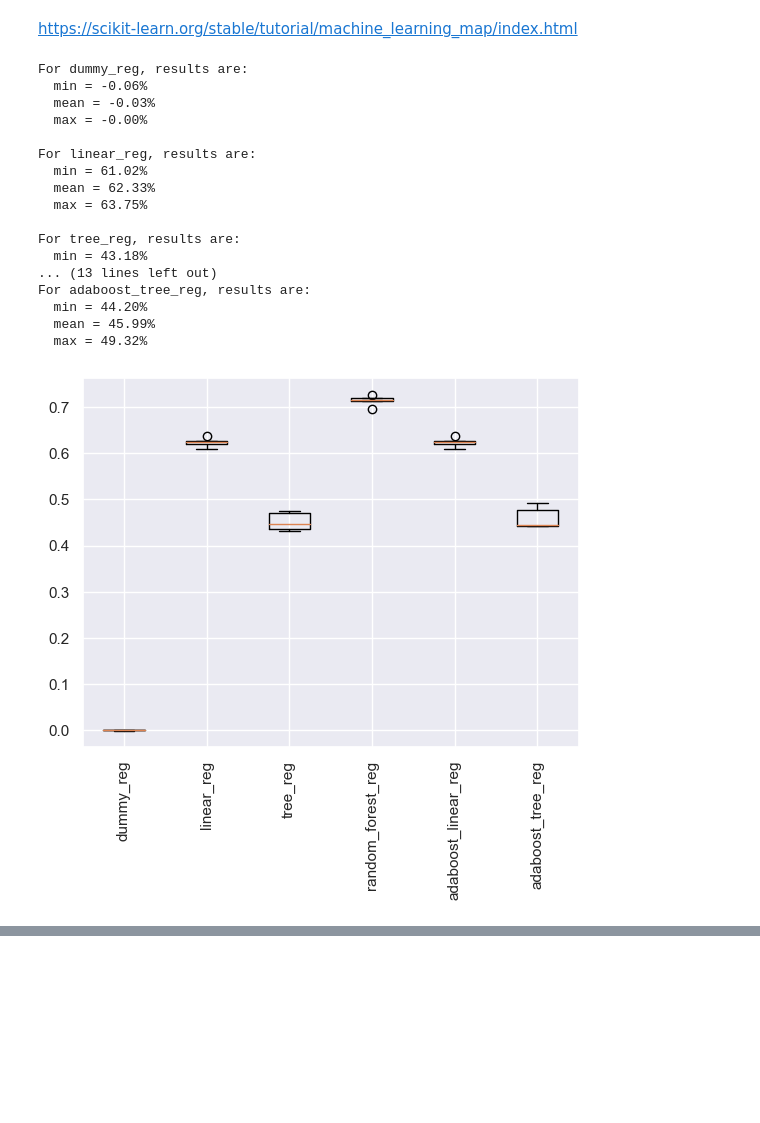
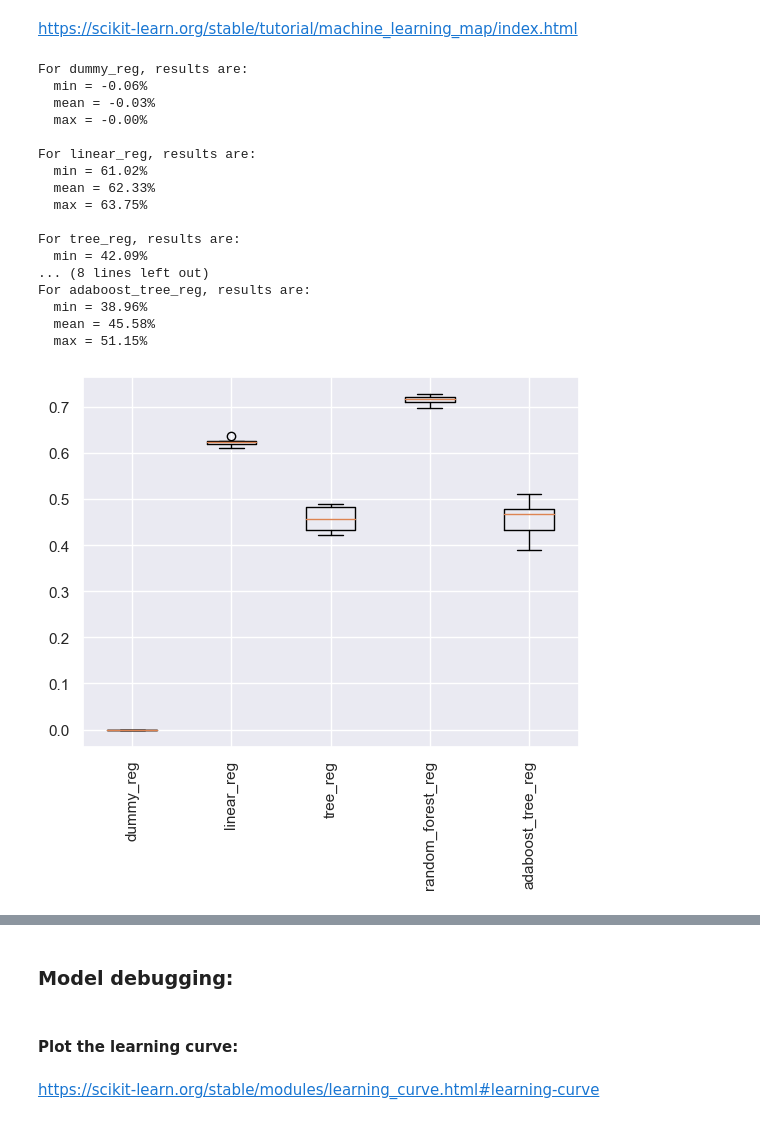
Before and after one commit to mohebmaher/GDSC-Core-Team-Training, a Jupyter notebook: Assignment-05/assignment_05.ipynb, the cells around one changed output, grey strips where cells are left out. Saved outputs shown, nothing was run; the diff lists cells and outputs as text; code cells hidden in the pictures; blank space fills up the shorter version.

```diff
--- a/Assignment-05/assignment_05.ipynb
+++ b/Assignment-05/assignment_05.ipynb
@@ -259,32 +259,31 @@ scorer = make_scorer(r2_score, greater_is_better=True)
 # %%
 %%time
 # Compare different models:
 %run "./helpers/validate_model.py";
 results = compare_models(
     X_train_transformed, y_train, scorer,
     dummy_reg=DummyRegressor(),
     linear_reg=LinearRegression(),
     tree_reg=DecisionTreeRegressor(),
     random_forest_reg=RandomForestRegressor(),
-    adaboost_linear_reg=LinearRegression(),
     adaboost_tree_reg=AdaBoostRegressor()
 );
 # %% [output]
 For dummy_reg, results are:
   min = -0.06%
   mean = -0.03%
   max = -0.00%
 
 For linear_reg, results are:
   min = 61.02%
   mean = 62.33%
   max = 63.75%
 
 For tree_reg, results are:
-  min = 43.18%
-... (13 lines left out)
+  min = 42.09%
+... (8 lines left out)
 For adaboost_tree_reg, results are:
-  min = 44.20%
-  mean = 45.99%
-  max = 49.32%
+  min = 38.96%
+  mean = 45.58%
+  max = 51.15%
-[figure, old version]
+[figure, new version]
@@ -292,0 +292,6 @@ Wall time: 4min 57s
+# %% [markdown]
+### Model debugging:
+# %% [markdown]
+#### Plot the learning curve:
+# %% [markdown]
+https://scikit-learn.org/stable/modules/learning_curve.html#learning-curve
```
Also changed, not shown: parts of 20 cells of this notebook.
